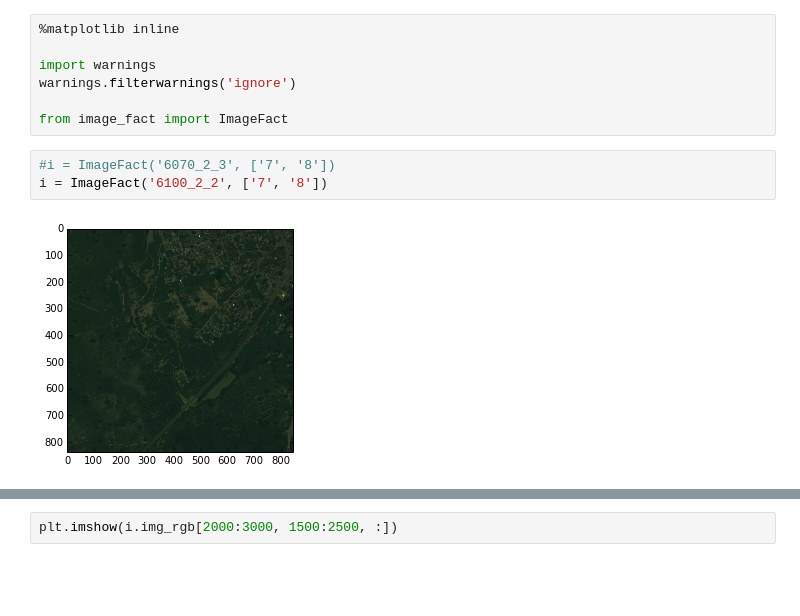
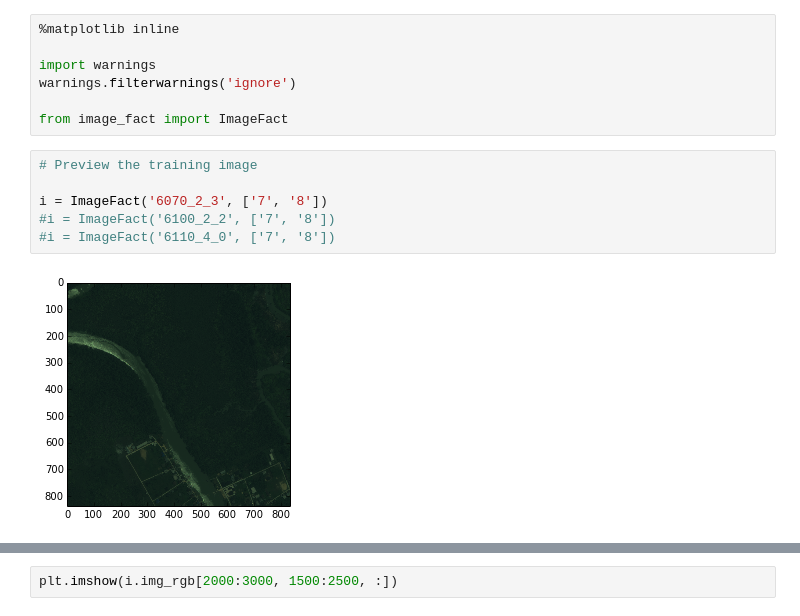
Before and after one commit to junjchen/jarvis, a Jupyter notebook: water_body_extraction/script.ipynb, the cells around one changed output, grey strips where cells are left out. Saved outputs shown, nothing was run; the diff lists cells and outputs as text; blank space fills up the shorter version.

```diff
--- a/water_body_extraction/script.ipynb
+++ b/water_body_extraction/script.ipynb
@@ -6,7 +6,10 @@ warnings.filterwarnings('ignore')
 
 from image_fact import ImageFact
 # %%
-#i = ImageFact('6070_2_3', ['7', '8'])
-i = ImageFact('6100_2_2', ['7', '8'])
+# Preview the training image
+
+i = ImageFact('6070_2_3', ['7', '8'])
+#i = ImageFact('6100_2_2', ['7', '8'])
+#i = ImageFact('6110_4_0', ['7', '8'])
 # %% [output]
-[figure, old version]
+[figure, new version]
```
Also changed, not shown: parts of 21 cells of this notebook, 5 other files.
